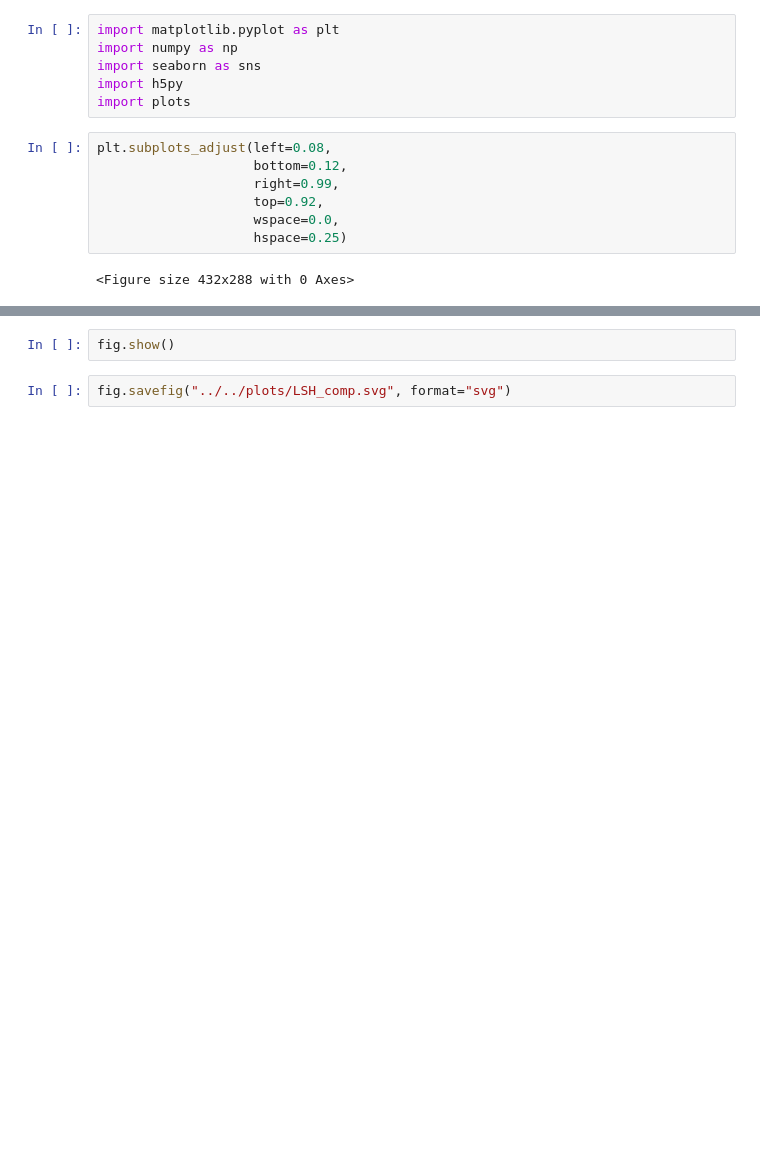
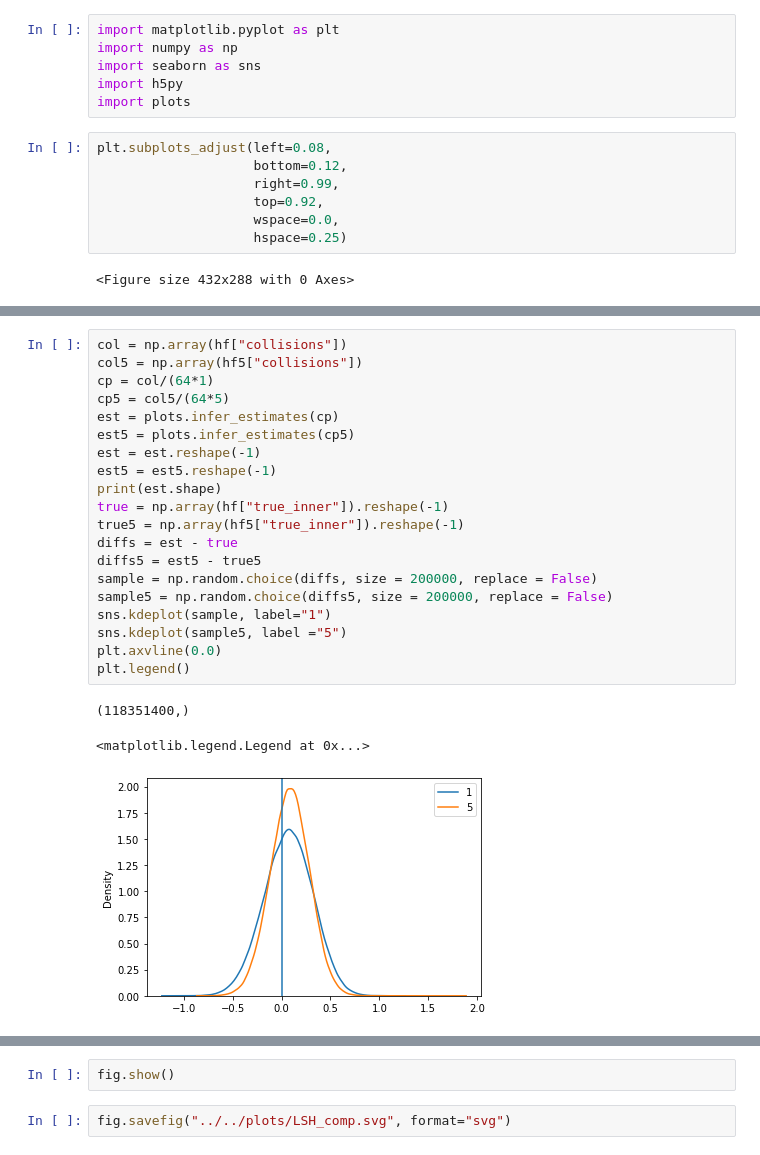
Before and after one commit to TSPoulsen/puffinn, a Jupyter notebook: experiments/results/plotting.ipynb, the cells around one changed output, grey strips where cells are left out. Drawn from its saved outputs; the diff is of its cells as text; blank space fills up the shorter version.

```diff
--- a/experiments/results/plotting.ipynb
+++ b/experiments/results/plotting.ipynb
@@ -47,3 +122,27 @@ fig.show()
+# %%
+col = np.array(hf["collisions"])
+col5 = np.array(hf5["collisions"])
+cp = col/(64*1)
+cp5 = col5/(64*5)
+est = plots.infer_estimates(cp)
+est5 = plots.infer_estimates(cp5)
+est = est.reshape(-1)
+est5 = est5.reshape(-1)
+print(est.shape)
+true = np.array(hf["true_inner"]).reshape(-1)
+true5 = np.array(hf5["true_inner"]).reshape(-1)
+diffs = est - true
+diffs5 = est5 - true5
+sample = np.random.choice(diffs, size = 200000, replace = False)
+sample5 = np.random.choice(diffs5, size = 200000, replace = False)
+sns.kdeplot(sample, label="1")
+sns.kdeplot(sample5, label ="5")
+plt.axvline(0.0)
+plt.legend()
+# %% [output]
+(118351400,)
+<matplotlib.legend.Legend at 0x...>
+[figure, added]
 # %%
 axes[0].set_xlim(-0.5, 0.5)
 axes[1].set_xlim(-0.7, 0.3)
```
Also changed, not shown: parts of 8 cells of this notebook, 29 other files.
